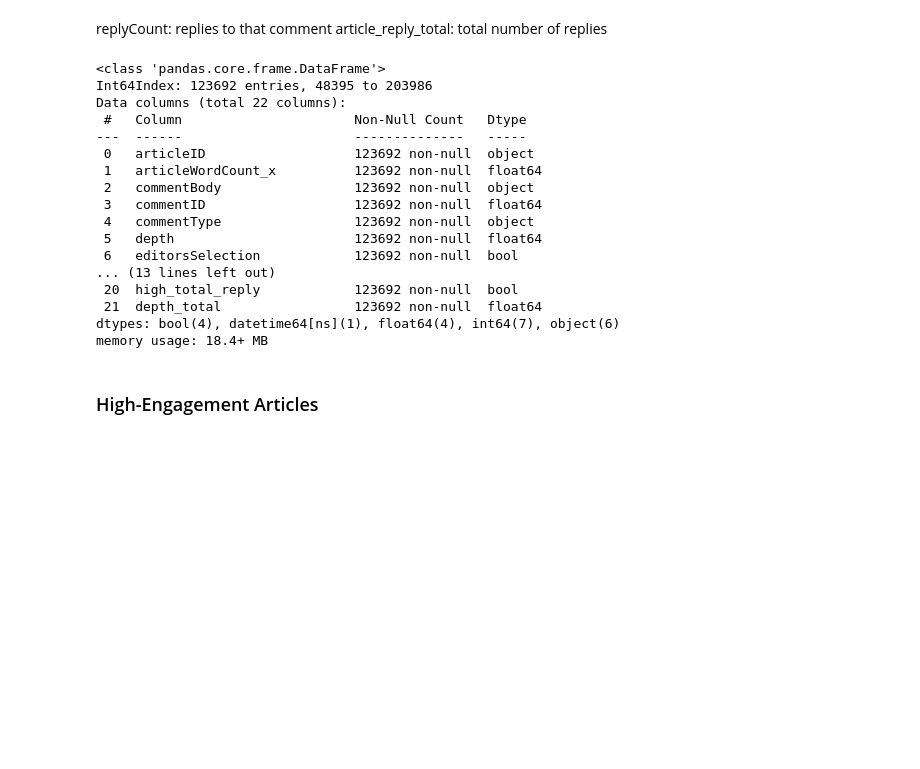
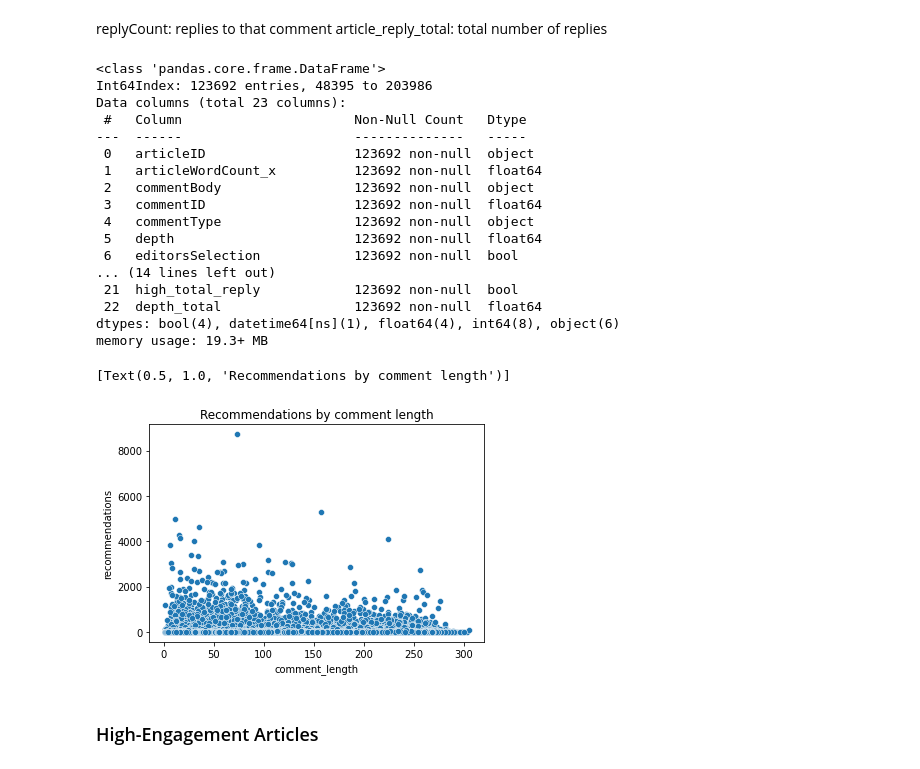
Before and after one commit to carlytsu/capstone-nyt, a Jupyter notebook: NYT Capstone.ipynb, the cells around one changed output. Cells and saved outputs as stored; diff of their text form; code cells hidden in the pictures; blank space fills up the shorter version.

```diff
--- a/NYT Capstone.ipynb
+++ b/NYT Capstone.ipynb
@@ -438,3 +446,5 @@ comment length
+# %%
+df['comment_length'] = df['commentBody'].apply(lambda x: len(x.split()))
 # %%
 article_group_sum = df.groupby(by='articleID').sum()
 article_group_sum
@@ -503,7 +513,7 @@ df.info()
 # %% [output]
 <class 'pandas.core.frame.DataFrame'>
 Int64Index: 123692 entries, 48395 to 203986
-Data columns (total 22 columns):
+Data columns (total 23 columns):
  #   Column                      Non-Null Count   Dtype
 ---  ------                      --------------   -----
  0   articleID                   123692 non-null  object
@@ -513,13 +523,19 @@ Data columns (total 22 columns):
  4   commentType                 123692 non-null  object
  5   depth                       123692 non-null  float64
  6   editorsSelection            123692 non-null  bool
-... (13 lines left out)
- 20  high_total_reply            123692 non-null  bool
- 21  depth_total                 123692 non-null  float64
-dtypes: bool(4), datetime64[ns](1), float64(4), int64(7), object(6)
-memory usage: 18.4+ MB
+... (14 lines left out)
+ 21  high_total_reply            123692 non-null  bool
+ 22  depth_total                 123692 non-null  float64
+dtypes: bool(4), datetime64[ns](1), float64(4), int64(8), object(6)
+memory usage: 19.3+ MB
 # %%
 df['depth_ratio'] = df.apply(lambda x: int(x['depth_total']) / x['article_comment_total'], axis=1)
+# %%
+import seaborn as sns
+sns.scatterplot(data=df, x='comment_length', y='recommendations').set(title ='Recommendations by comment length')
+# %% [output]
+[Text(0.5, 1.0, 'Recommendations by comment length')]
+[figure, added]
 # %% [markdown]
 ### High-Engagement Articles
 # %% [markdown]
```
Also changed, not shown: parts of 5 cells of this notebook.
